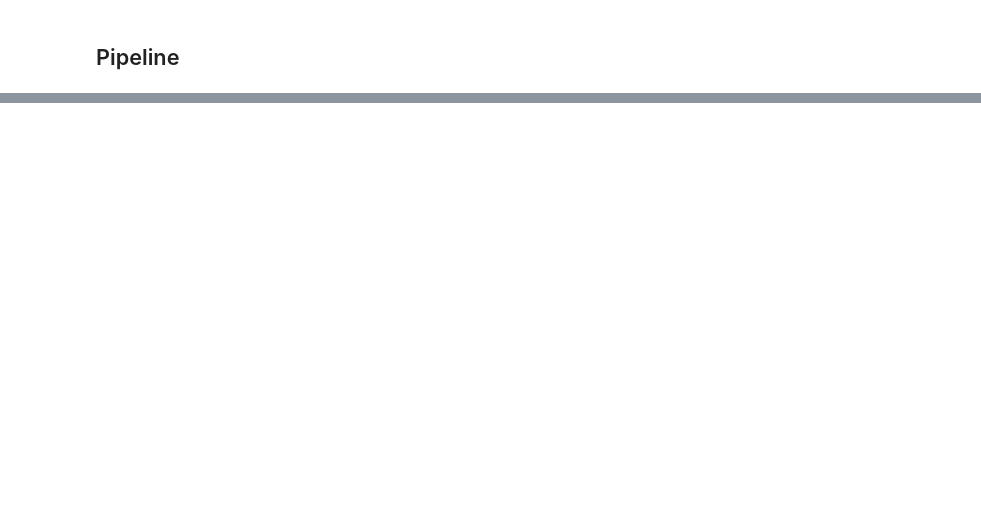
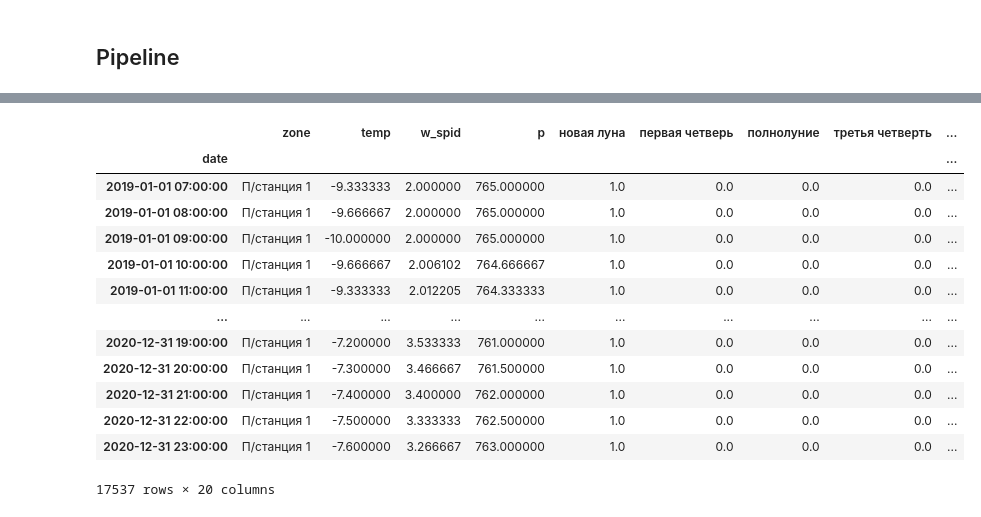
Before and after one commit to Siella/ambulance_crews, a Jupyter notebook: modeling/ICL_Modeling.ipynb, the cells around one changed output, grey strips where cells are left out. Cells and saved outputs as stored; diff of their text form; code cells hidden in the pictures; blank space fills up the shorter version.

```diff
--- a/modeling/ICL_Modeling.ipynb
+++ b/modeling/ICL_Modeling.ipynb
@@ -109,3 +134,13 @@ def encode_time(df, column_name, amount):
     df[column_name+'_s'] = df[column_name].apply(lambda x: np.sin((2*np.pi)/amount*x))
     df[column_name+'_c'] = df[column_name].apply(lambda x: np.cos((2*np.pi)/amount*x))
     return df
+# %%
+df_new = pd.concat([df_new,pd.get_dummies(df_new['weather'])],axis=1)
+df_new = df_new.drop(columns = ['weather'])
+# %%
+df_new['hour'] = df_new.reset_index().date.apply(lambda x: x.hour).values
+df_new['day'] = df_new.reset_index().date.apply(lambda x: x.day).values
+df_new['year'] = df_new.reset_index().date.apply(lambda x: x.year).values
+df_new['day_year'] = df_new.reset_index().date.apply(lambda x: x.dayofyear).values
+# %%
+data = df_new.drop(targets, axis=1)
@@ -111,0 +181,19 @@ def encode_time(df, column_name, amount):
+# %%
+train_df = data.query('zone == @stations[0]')
+# %%
+train_df
+# %% [output]
+|  | zone | temp | w_spid | p | новая луна | первая четверь | полнолуние | третья четверть | ... |
+| date |  |  |  |  |  |  |  |  | ... |
+| 2019-01-01 07:00:00 | П/станция 1 | -9.333333 | 2.000000 | 765.000000 | 1.0 | 0.0 | 0.0 | 0.0 | ... |
+| 2019-01-01 08:00:00 | П/станция 1 | -9.666667 | 2.000000 | 765.000000 | 1.0 | 0.0 | 0.0 | 0.0 | ... |
+| 2019-01-01 09:00:00 | П/станция 1 | -10.000000 | 2.000000 | 765.000000 | 1.0 | 0.0 | 0.0 | 0.0 | ... |
+| 2019-01-01 10:00:00 | П/станция 1 | -9.666667 | 2.006102 | 764.666667 | 1.0 | 0.0 | 0.0 | 0.0 | ... |
+| 2019-01-01 11:00:00 | П/станция 1 | -9.333333 | 2.012205 | 764.333333 | 1.0 | 0.0 | 0.0 | 0.0 | ... |
+| ... | ... | ... | ... | ... | ... | ... | ... | ... | ... |
+| 2020-12-31 19:00:00 | П/станция 1 | -7.200000 | 3.533333 | 761.000000 | 1.0 | 0.0 | 0.0 | 0.0 | ... |
+| 2020-12-31 20:00:00 | П/станция 1 | -7.300000 | 3.466667 | 761.500000 | 1.0 | 0.0 | 0.0 | 0.0 | ... |
+| 2020-12-31 21:00:00 | П/станция 1 | -7.400000 | 3.400000 | 762.000000 | 1.0 | 0.0 | 0.0 | 0.0 | ... |
+| 2020-12-31 22:00:00 | П/станция 1 | -7.500000 | 3.333333 | 762.500000 | 1.0 | 0.0 | 0.0 | 0.0 | ... |
+| 2020-12-31 23:00:00 | П/станция 1 | -7.600000 | 3.266667 | 763.000000 | 1.0 | 0.0 | 0.0 | 0.0 | ... |
+17537 rows × 20 columns
```
Also changed, not shown: parts of 9 cells of this notebook.
